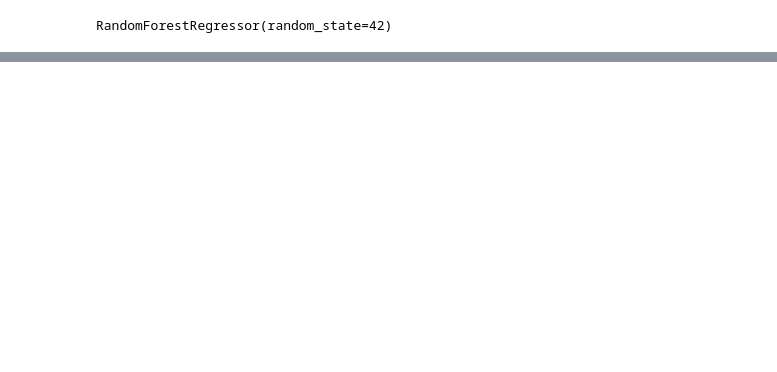
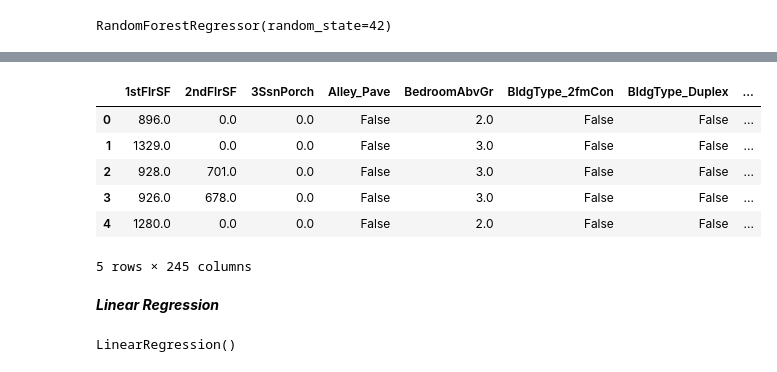
Before and after one commit to Athulkrishna-S/Athulkrishna-S, a Jupyter notebook: LandT.ipynb, the cells around one changed output, grey strips where cells are left out. Drawn from its saved outputs; the diff is of its cells as text; code cells hidden in the pictures; blank space fills up the shorter version.

Commit message:
Inlcuded Linear Regression and Random Forest

```diff
--- a/LandT.ipynb
+++ b/LandT.ipynb
@@ -276,0 +310,10 @@ RMSE in original scale (approx): 0.16649768329701908
+# %%
+X_test.head()
+# %% [output]
+|  | 1stFlrSF | 2ndFlrSF | 3SsnPorch | Alley_Pave | BedroomAbvGr | BldgType_2fmCon | BldgType_Duplex | ... |
+| 0 | 896.0 | 0.0 | 0.0 | False | 2.0 | False | False | ... |
+| 1 | 1329.0 | 0.0 | 0.0 | False | 3.0 | False | False | ... |
+| 2 | 928.0 | 701.0 | 0.0 | False | 3.0 | False | False | ... |
+| 3 | 926.0 | 678.0 | 0.0 | False | 3.0 | False | False | ... |
+| 4 | 1280.0 | 0.0 | 0.0 | False | 2.0 | False | False | ... |
+5 rows × 245 columns
@@ -276,0 +327,12 @@ RMSE in original scale (approx): 0.16649768329701908
+# %% [markdown]
+***Linear Regression***
+# %%
+from sklearn.linear_model import LinearRegression
+
+# Initialize the Linear Regression model
+lr_model = LinearRegression()
+
+# Fit the model on the training data
+lr_model.fit(X_train_split, y_train_split)
+# %% [output]
+LinearRegression()
```
Also changed, not shown: parts of 17 cells of this notebook.
